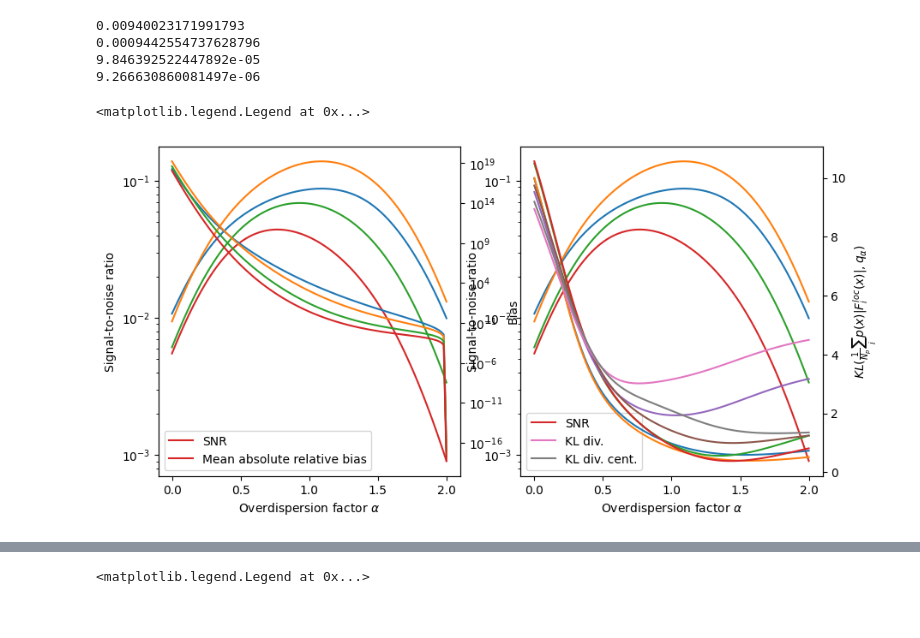
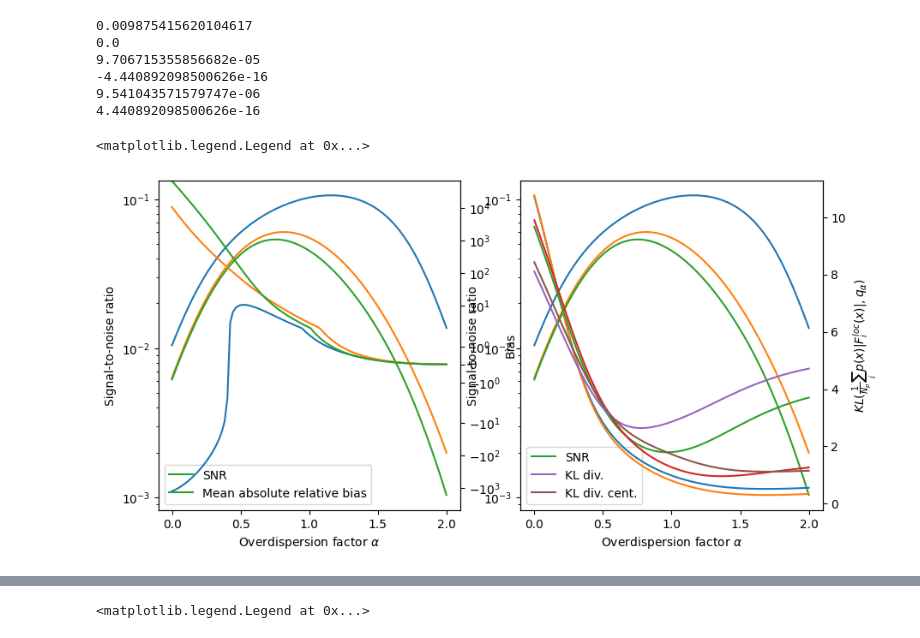
Before and after one commit to AntoineMsy/grad_sample, a Jupyter notebook: notebooks/bias_variance.ipynb, the cells around one changed output, grey strips where cells are left out. Cells and saved outputs as stored; diff of their text form; code cells hidden in the pictures.

```diff
--- a/notebooks/bias_variance.ipynb
+++ b/notebooks/bias_variance.ipynb
@@ -331,5 +306,7 @@ dict_keys([2, 3, 4, 5])
 # %%
 def kl_dist(p1, p2):
+    p1 = p1 / jnp.sum(p1)
+    p2 = p2 / jnp.sum(p2)
     return jnp.sum(p1 * jnp.log(p1/p2))
 # %%
 def get_kl_snr_rel_err(vars):
@@ -385,27 +362,42 @@ def get_kl_snr_rel_err(vars):
         v = jnp.sum(q_pdf * (unnorm_pdf(2.0)/q)**2 * jnp.abs(loc_grad_v - jnp.sum(pdf * loc_grad_v, axis=1)[:, None])**2, axis=1)/(w_mean**2)
         return jnp.mean(jnp.abs(jnp.sum(pdf * loc_grad_v, axis = 1)) / jnp.sqrt(v))
 
+    def compute_ess(q):
+        q_pdf = q / jnp.sum(q)
+        w = (q_pdf * (unnorm_pdf(2.0)/(q_pdf*jnp.sum(unnorm_pdf(2.0))))**2)
+
+        return 1/jnp.sum(w)
+
     def compute_bias_is(q):
         q_pdf = q / jnp.sum(q)
         w = (unnorm_pdf(2.0)/q)
-        w_mean = jnp.sum(q_pdf * w)**2
-        w = w / w_mean
-        mu = jnp.sum(q_pdf * w * loc_grad_v, axis = 1)
-        rel_abs_bias = jnp.abs(mu * jnp.sum(q_pdf * w**2 * (mu[:,None] - loc_grad_v), axis=1)/jnp.sum(pdf * loc_grad_v, axis=1))
-        return jnp.mean(rel_abs_bias)
+        w_mean = jnp.sum(q_pdf * w) # $\mu_W$
+        w_n = w / w_mean
+        mu_X = jnp.sum(q_pdf * w * loc_grad_v, axis = 1)
+        # print(mu_X.shape)
+        term_1 = jnp.sum(q_pdf * w_n**2) - 1 #compute the ess like term, variance of w
+        # print(term_1.shape)
+        term_2 = jnp.sum(q_pdf * (w_n - 1) * (loc_grad_v - mu_X[:, None]), axis = 1)#covariance of X and W
+
+        # term_1 = jnp.sum(q_pdf * w * loc_grad_v, axis = 1) #compute the ess like term, variance of w
+        mean_factor = jnp.mean(term_1[None] - term_2)
+        # rel_abs_bias = jnp.abs(mu * jnp.sum(q_pdf * w**2 * (mu[:,None] - loc_grad_v), axis=1)/jnp.sum(pdf * loc_grad_v, axis=1))
+
+        return mean_factor
 
     alphas = jnp.linspace(0,2,100)
     kl_grad = [kl_dist(mod_pdf_fun(a), mean_grad_unc) for a in alphas]
     kl_grad_c = [kl_dist(mod_pdf_fun(a), mean_grad) for a in alphas]
     snr_alpha = [compute_snr_is(unnorm_pdf(a)) for a in alphas]
     bias_alpha = [compute_bias_is(unnorm_pdf(a)) for a in alphas]
+    print(bias_alpha[-1])
     return alphas, kl_grad, kl_grad_c, snr_alpha, bias_alpha
 # %%
 fig, axes = plt.subplots(1,2, figsize=(10,5))
 ax1  = axes[0].twinx()
 ax11 = axes[1].twinx()
 
-for k in range(2,6):
+for k in list(out_state.keys()):
     vars, rel_err = out_state[k]['vars'], out_state[k]['rel_err']
     print(rel_err)
     alphas, kl_grad, kl_grad_c, snr_alpha, bias_alpha = get_kl_snr_rel_err(vars)
@@ -419,42 +411,44 @@ axes[0].set_xlabel(r'Overdispersion factor $\alpha$')
 ax1.set_ylabel(r'Bias')
 axes[0].set_ylabel(r"Signal-to-noise ratio")
 axes[0].set_yscale('log')
-ax1.set_yscale('log')
+ax1.set_yscale('symlog')
 axes[1].set_xlabel(r'Overdispersion factor $\alpha$')
 ax11.set_ylabel(r'$KL(\frac{1}{N_p}\sum_i p(x)|F_i^{loc}(x)|, q_\alpha)$')
 axes[1].set_ylabel(r"Signal-to-noise ratio")
 axes[1].set_yscale('log')
 
 # Collect handles and labels from both axes
 handles, labels = [], []
 for a in [axes[0], ax1]:
     h, l = a.get_legend_handles_labels()
     handles.extend(h)
     labels.extend(l)
 
 # Remove duplicates by using a dictionary
 unique = dict(zip(labels, handles))
 # axes[0].legend(ncol=2, loc='upper right', fontsize=14)
 axes[0].legend(unique.values(), unique.keys())
 
 # Collect handles and labels from both axes
 handles, labels = [], []
 for a in [axes[1], ax11]:
     h, l = a.get_legend_handles_labels()
     handles.extend(h)
     labels.extend(l)
 
 # Remove duplicates by using a dictionary
 unique = dict(zip(labels, handles))
 # axes[0].legend(ncol=2, loc='upper right', fontsize=14)
 axes[1].legend(unique.values(), unique.keys())
 # %% [output]
-0.00940023171991793
-0.0009442554737628796
-9.846392522447892e-05
-9.266630860081497e-06
+0.009875415620104617
+0.0
+9.706715355856682e-05
+-4.440892098500626e-16
+9.541043571579747e-06
+4.440892098500626e-16
 <matplotlib.legend.Legend at 0x...>
-[figure, old version]
+[figure, new version]
 # %%
 # bias_alpha = [compute_bias_is(unnorm_pdf(a)) for a in jnp.linspace(0,2,100)]
 # %%
```
Also changed, not shown: parts of 25 cells of this notebook, 24 other files.
